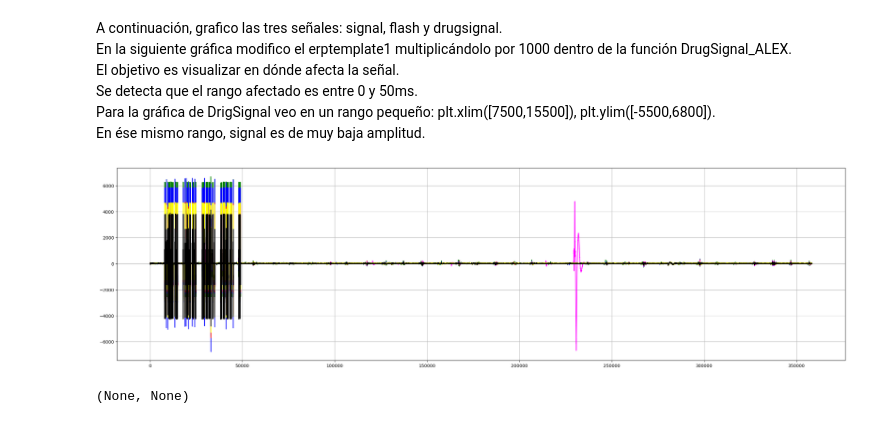
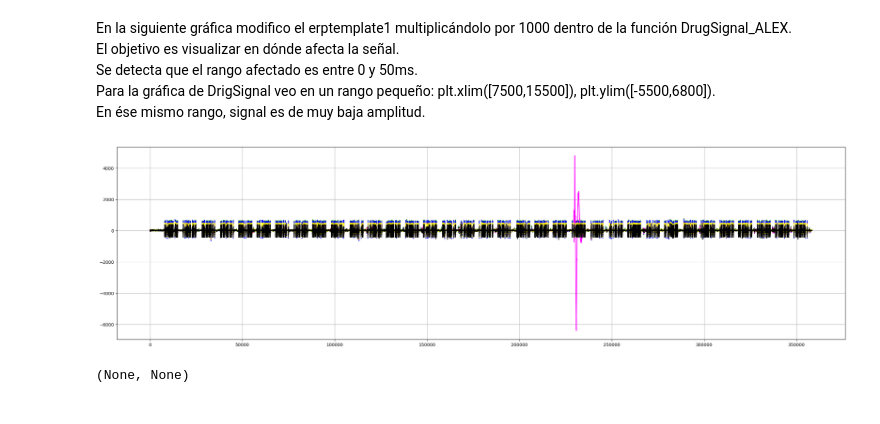
Before and after one commit to alexchavez1980/repo_tesis2, a Jupyter notebook: a_analisis_funcion_DrugSignal.ipynb, the cells around one changed output. Drawn from its saved outputs; the diff is of its cells as text; code cells hidden in the pictures.

```diff
--- a/a_analisis_funcion_DrugSignal.ipynb
+++ b/a_analisis_funcion_DrugSignal.ipynb
@@ -80,0 +55,13 @@ REVISAR LA ULTIMA FUNCION ARRIBA
+# %%
+plt.figure(figsize=(30,8))
+for i in range(0,7):
+    plt.plot(df_signal['sample'], df_signal[i], color[i])
+plt.grid(), plt.show()
+
+plt.figure(figsize=(30,8))
+plt.plot(df_t_flash['sample'], df_t_flash[0])
+plt.grid(), plt.show()
+
+plt.figure(figsize=(30,8))
+plt.plot(df_t_flash['sample'], df_t_flash[3])
+plt.grid(), plt.show()
@@ -81,16 +72,21 @@ REVISAR LA ULTIMA FUNCION ARRIBA
 # %% [markdown]
-A continuación, grafico las tres señales: signal, flash y drugsignal.
 En la siguiente gráfica modifico el erptemplate1 multiplicándolo por 1000 dentro de la función DrugSignal_ALEX.
 El objetivo es visualizar en dónde afecta la señal.
 Se detecta que el rango afectado es entre 0 y 50ms.
 Para la gráfica de DrigSignal veo en un rango pequeño: plt.xlim([7500,15500]), plt.ylim([-5500,6800]).
 En ése mismo rango, signal es de muy baja amplitud.
 # %%
-plt.figure(figsize=(30,8))                                      # Signal
+#-----------------------------------------------------------------------
+# Modificaciones de DrugSignal para analizar el comportamiento
+#-----------------------------------------------------------------------
+signal = DrugSignal(signal, t_flash)
+df_signal = a_fun.to_df(signal)
+
+plt.figure(figsize=(30,8))                                      # DrugSignal
 for i in range(0,7):
     plt.plot(df_signal['sample'], df_signal[i], color[i])
-#plt.xlim([7500,15500]), plt.ylim([-75,75])
+#plt.xlim([7500,15500]), plt.ylim([-300,300])
 plt.grid(), plt.show()
 # %% [output]
-[figure, old version]
+[figure, new version]
 (None, None)
```
Also changed, not shown: parts of 15 cells of this notebook, 3 other files.
